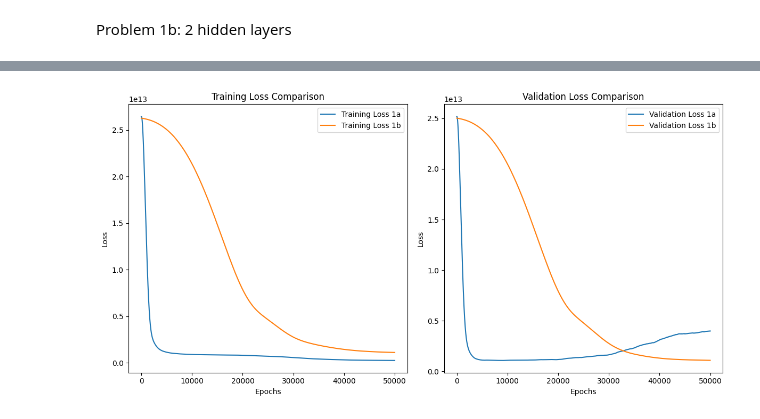
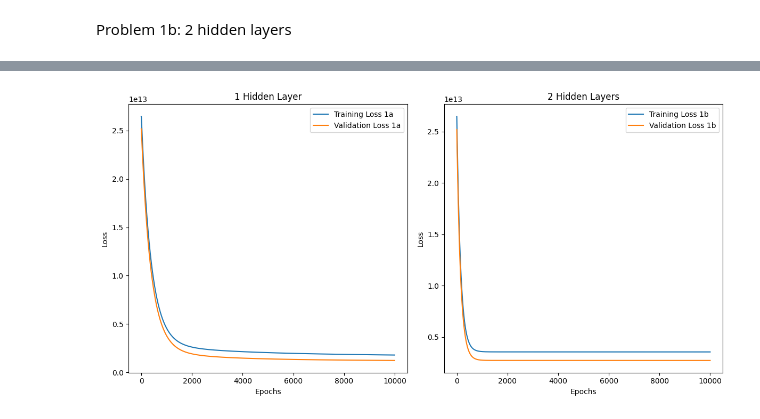
Before and after one commit to Swayyum/Intro-to-ML, a Jupyter notebook: HW6.ipynb, the cells around one changed output, grey strips where cells are left out. Cells and saved outputs as stored; diff of their text form; code cells hidden in the pictures.

```diff
--- a/HW6.ipynb
+++ b/HW6.ipynb
@@ -60,11 +60,11 @@ Problem 1a: 1 hidden layer
 # %%
 model = nn.Sequential(
     nn.Linear(X1_train.shape[1], 32),
-    nn.ReLU(),
+    nn.Tanh(),
     nn.Linear(32, 1)
 )
 loss_fn = nn.MSELoss()
-optimizer = optim.Adam(model.parameters(), lr=0.1)
+optimizer = optim.SGD(model.parameters(), lr=0.0001)
 # %%
 def training_loop(n_epochs, optimizer, model, loss_fn, X_train, y_train, X_val, y_val):
     train_losses = []
@@ -93,7 +93,7 @@ def training_loop(n_epochs, optimizer, model, loss_fn, X_train, y_train, X_val,
 
 # Model
 train_losses1, val_losses1 = training_loop(
-    n_epochs = 50000,
+    n_epochs = 10000,
     optimizer = optimizer,
     model = model,
     loss_fn = loss_fn,
@@ -125,19 +125,19 @@ Problem 1b: 2 hidden layers
 # %%
 model1 = nn.Sequential(
     nn.Linear(X1_train.shape[1], 32),
-    nn.ReLU(),
+    nn.Tanh(),
     nn.Linear(32, 64),
-    nn.ReLU(),
+    nn.Tanh(),
     nn.Linear(64, 16),
-    nn.ReLU(),
+    nn.Tanh(),
     nn.Linear(16, 1)
 )
 # %%
-optimizer1 = optim.Adam(model1.parameters(), lr=1e-4)
+optimizer1 = optim.SGD(model1.parameters(), lr=0.0001)
 
 
 train_losses2, val_losses2 = training_loop(
-    n_epochs = 50000,
+    n_epochs = 10000,
     optimizer = optimizer1,  # Use the new optimizer
     model = model1,
     loss_fn = loss_fn,
@@ -167,27 +167,27 @@ Epoch 50000, Training loss 1108223328256.0000, Validation loss 1097898917888.000
 # %%
 epochs = range(1, len(train_losses1) + 1)
 
 plt.figure(figsize=(12, 6))
 
 # Plot training losses
 plt.subplot(1, 2, 1)
 plt.plot(epochs, train_losses1, label='Training Loss 1a')
-plt.plot(epochs, train_losses2, label='Training Loss 1b')
-plt.title('Training Loss Comparison')
+plt.plot(epochs, val_losses1, label='Validation Loss 1a')
+plt.title('1 Hidden Layer')
 plt.xlabel('Epochs')
 plt.ylabel('Loss')
 plt.legend()
 
 # Plot validation losses
 plt.subplot(1, 2, 2)
-plt.plot(epochs, val_losses1, label='Validation Loss 1a')
+plt.plot(epochs, train_losses2, label='Training Loss 1b')
 plt.plot(epochs, val_losses2, label='Validation Loss 1b')
-plt.title('Validation Loss Comparison')
+plt.title('2 Hidden Layers')
 plt.xlabel('Epochs')
 plt.ylabel('Loss')
 plt.legend()
 
 plt.tight_layout()
 plt.show()
 # %% [output]
-[figure, old version]
+[figure, new version]
```
Also changed, not shown: parts of 2 cells of this notebook.
